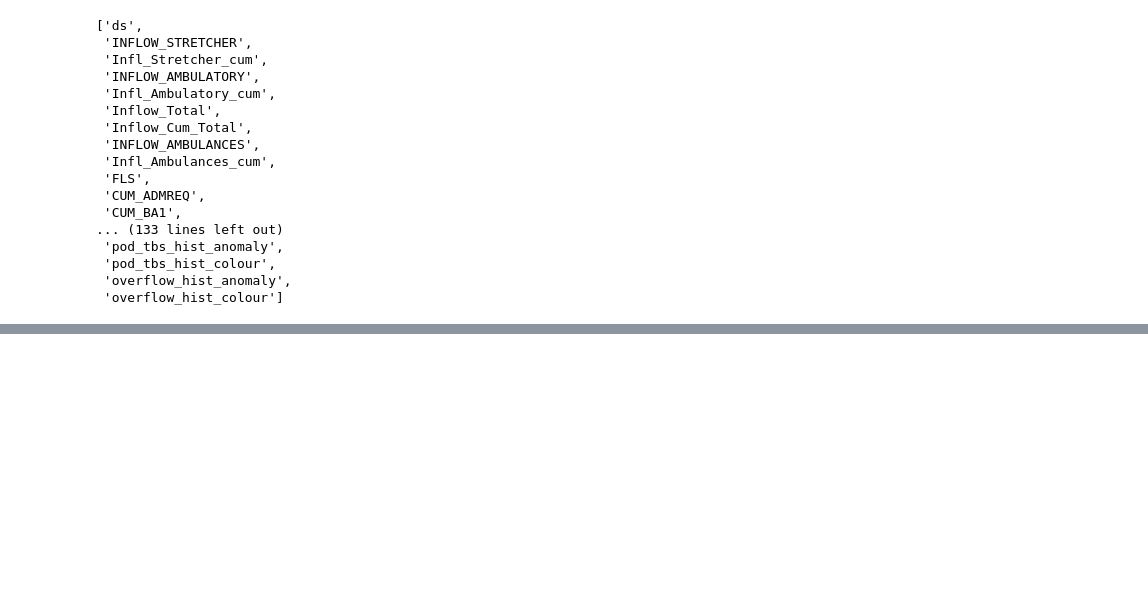
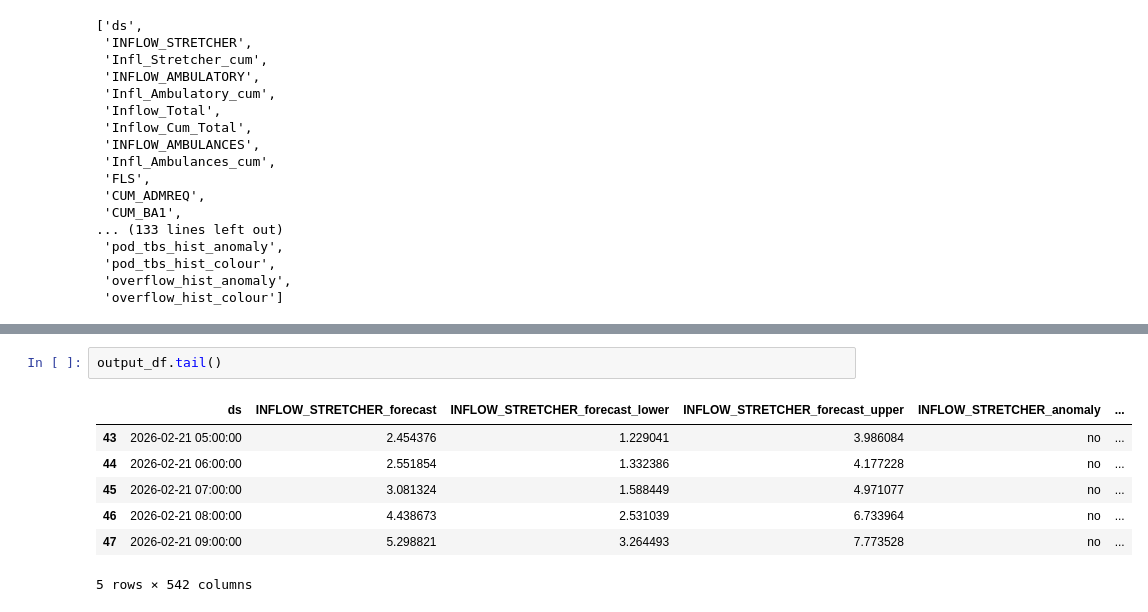
Before and after one commit to drdevinhopkins/ed-flow-2023, a Jupyter notebook: notebooks/jgh/26-02-16-01.ipynb, the cells around one changed output, grey strips where cells are left out. Saved outputs shown, nothing was run; the diff lists cells and outputs as text; blank space fills up the shorter version.

```diff
--- a/notebooks/jgh/26-02-16-01.ipynb
+++ b/notebooks/jgh/26-02-16-01.ipynb
@@ -604,3 +604,13 @@ output_df.tail()
+# %%
+output_df.tail()
+# %% [output]
+|  | ds | INFLOW_STRETCHER_forecast | INFLOW_STRETCHER_forecast_lower | INFLOW_STRETCHER_forecast_upper | INFLOW_STRETCHER_anomaly | ... |
+| 43 | 2026-02-21 05:00:00 | 2.454376 | 1.229041 | 3.986084 | no | ... |
+| 44 | 2026-02-21 06:00:00 | 2.551854 | 1.332386 | 4.177228 | no | ... |
+| 45 | 2026-02-21 07:00:00 | 3.081324 | 1.588449 | 4.971077 | no | ... |
+| 46 | 2026-02-21 08:00:00 | 4.438673 | 2.531039 | 6.733964 | no | ... |
+| 47 | 2026-02-21 09:00:00 | 5.298821 | 3.264493 | 7.773528 | no | ... |
+5 rows × 542 columns
 # %%
 dropbox_app_key = os.environ.get("DROPBOX_APP_KEY")
 dropbox_app_secret = os.environ.get("DROPBOX_APP_SECRET")
```
Also changed, not shown: parts of 15 cells of this notebook, 1 other file.
